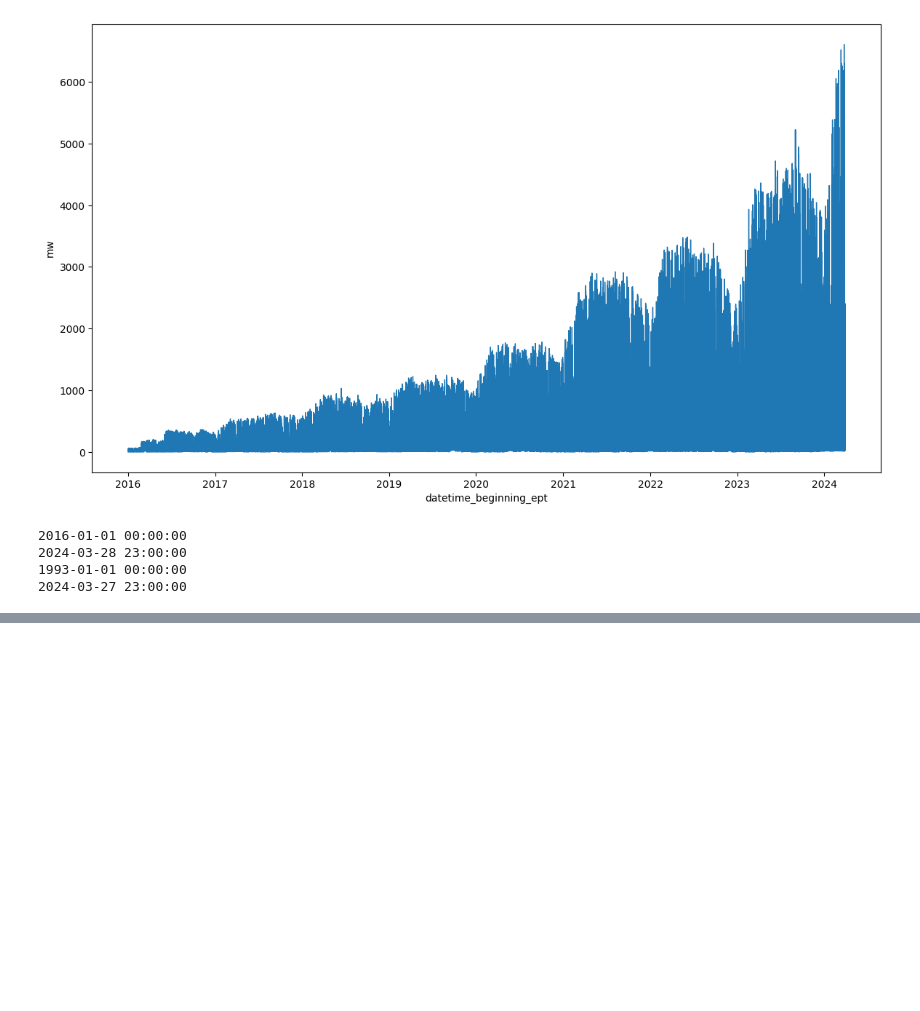
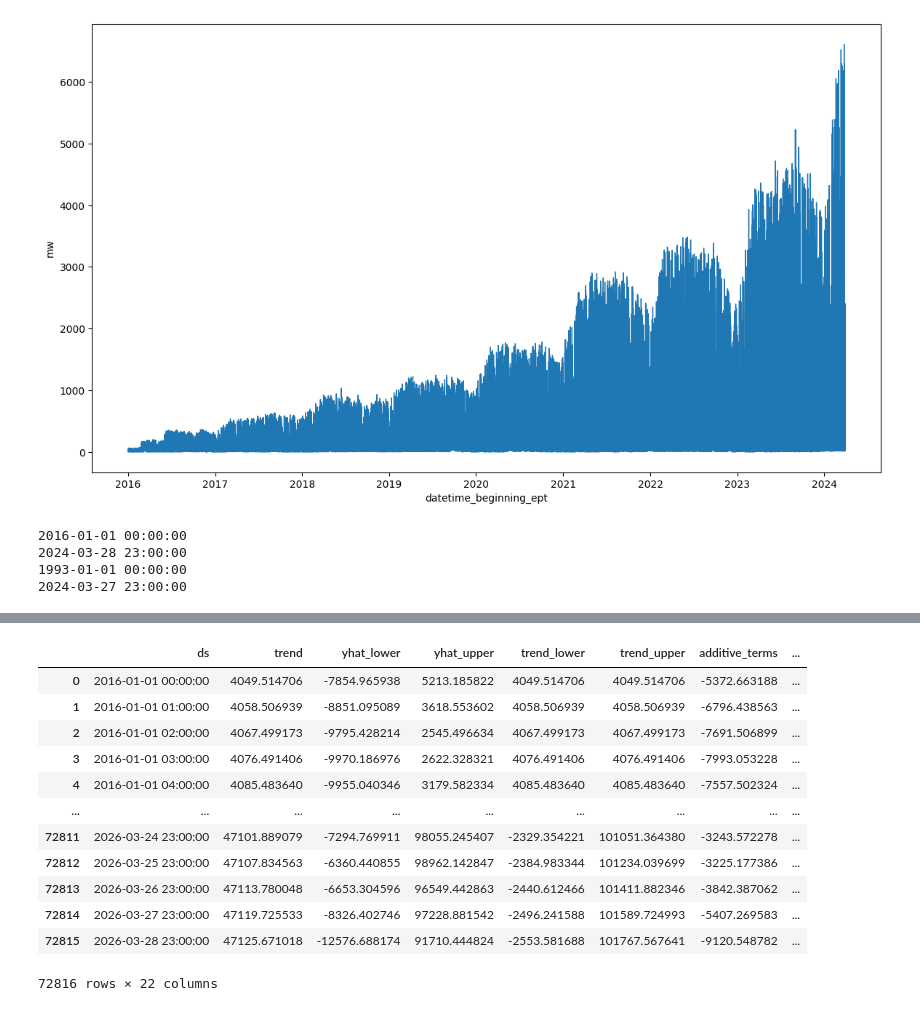
Before and after one commit to chill0121/Energy_Grid_Forecasting, a Jupyter notebook: Energy_Forecasting.ipynb, the cells around one changed output, grey strips where cells are left out. Saved outputs shown, nothing was run; the diff lists cells and outputs as text; code cells hidden in the pictures; blank space fills up the shorter version.

```diff
--- a/Energy_Forecasting.ipynb
+++ b/Energy_Forecasting.ipynb
@@ -177,0 +303,16 @@ print(load_df['datetime_beginning_ept'].max())
+# %%
+forecast
+# %% [output]
+|  | ds | trend | yhat_lower | yhat_upper | trend_lower | trend_upper | additive_terms | ... |
+| 0 | 2016-01-01 00:00:00 | 4049.514706 | -7854.965938 | 5213.185822 | 4049.514706 | 4049.514706 | -5372.663188 | ... |
+| 1 | 2016-01-01 01:00:00 | 4058.506939 | -8851.095089 | 3618.553602 | 4058.506939 | 4058.506939 | -6796.438563 | ... |
+| 2 | 2016-01-01 02:00:00 | 4067.499173 | -9795.428214 | 2545.496634 | 4067.499173 | 4067.499173 | -7691.506899 | ... |
+| 3 | 2016-01-01 03:00:00 | 4076.491406 | -9970.186976 | 2622.328321 | 4076.491406 | 4076.491406 | -7993.053228 | ... |
+| 4 | 2016-01-01 04:00:00 | 4085.483640 | -9955.040346 | 3179.582334 | 4085.483640 | 4085.483640 | -7557.502324 | ... |
+| ... | ... | ... | ... | ... | ... | ... | ... | ... |
+| 72811 | 2026-03-24 23:00:00 | 47101.889079 | -7294.769911 | 98055.245407 | -2329.354221 | 101051.364380 | -3243.572278 | ... |
+| 72812 | 2026-03-25 23:00:00 | 47107.834563 | -6360.440855 | 98962.142847 | -2384.983344 | 101234.039699 | -3225.177386 | ... |
+| 72813 | 2026-03-26 23:00:00 | 47113.780048 | -6653.304596 | 96549.442863 | -2440.612466 | 101411.882346 | -3842.387062 | ... |
+| 72814 | 2026-03-27 23:00:00 | 47119.725533 | -8326.402746 | 97228.881542 | -2496.241588 | 101589.724993 | -5407.269583 | ... |
+| 72815 | 2026-03-28 23:00:00 | 47125.671018 | -12576.688174 | 91710.444824 | -2553.581688 | 101767.567641 | -9120.548782 | ... |
+72816 rows × 22 columns
```
Also changed, not shown: parts of 7 cells of this notebook, 3 other files.
